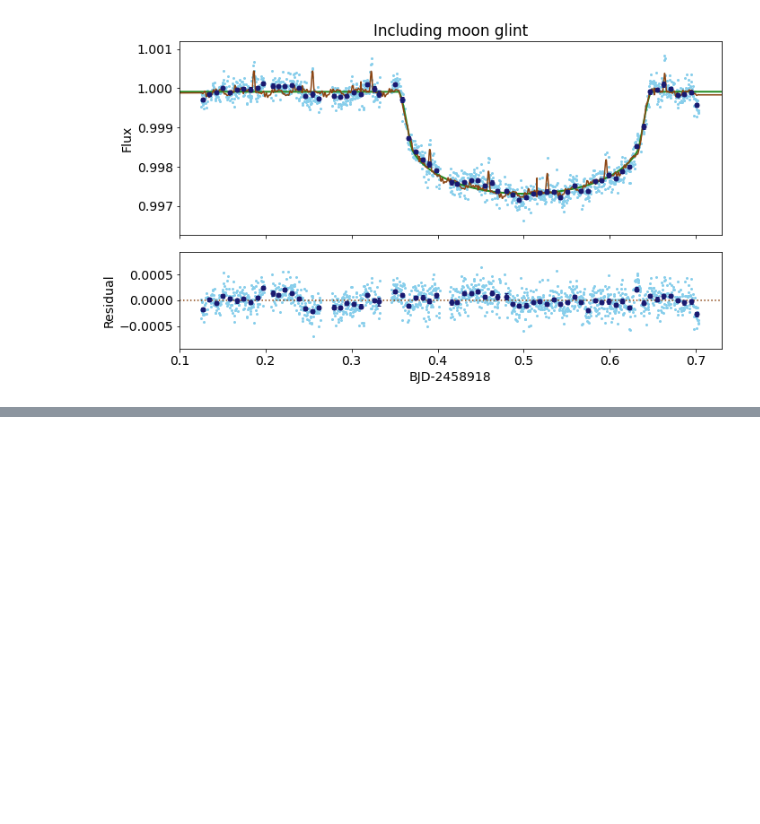
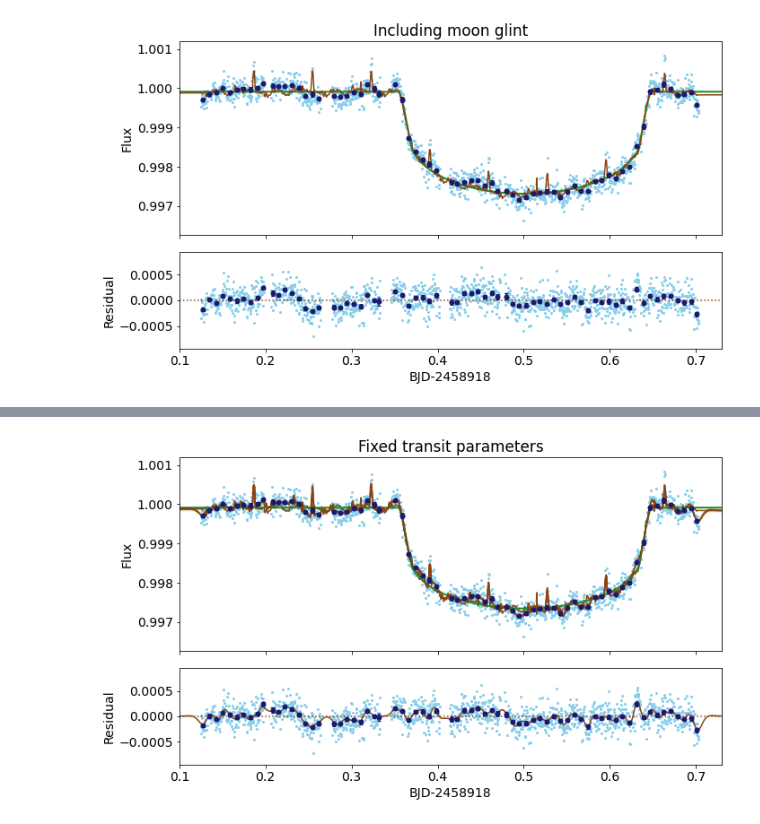
Before and after one commit to Jayshil/pycheops-tutorials, a Jupyter notebook: p2_kelt11.ipynb, the cells around one changed output, grey strips where cells are left out. Saved outputs shown, nothing was run; the diff lists cells and outputs as text; code cells hidden in the pictures; blank space fills up the shorter version.

Commit message:
emcee with fixed params

```diff
--- a/p2_kelt11.ipynb
+++ b/p2_kelt11.ipynb
@@ -544,0 +593,5 @@ dd.plot_lmfit(binwidth=0.008, figsize=(10,6), fontsize=14, detrend=False,
+# %%
+fig  = dd.plot_emcee(binwidth=0.008, figsize=(10,6), fontsize=14,
+                     title='Fixed transit parameters')
+# %% [output]
+[figure, added]
```
Also changed, not shown: parts of 4 cells of this notebook.
